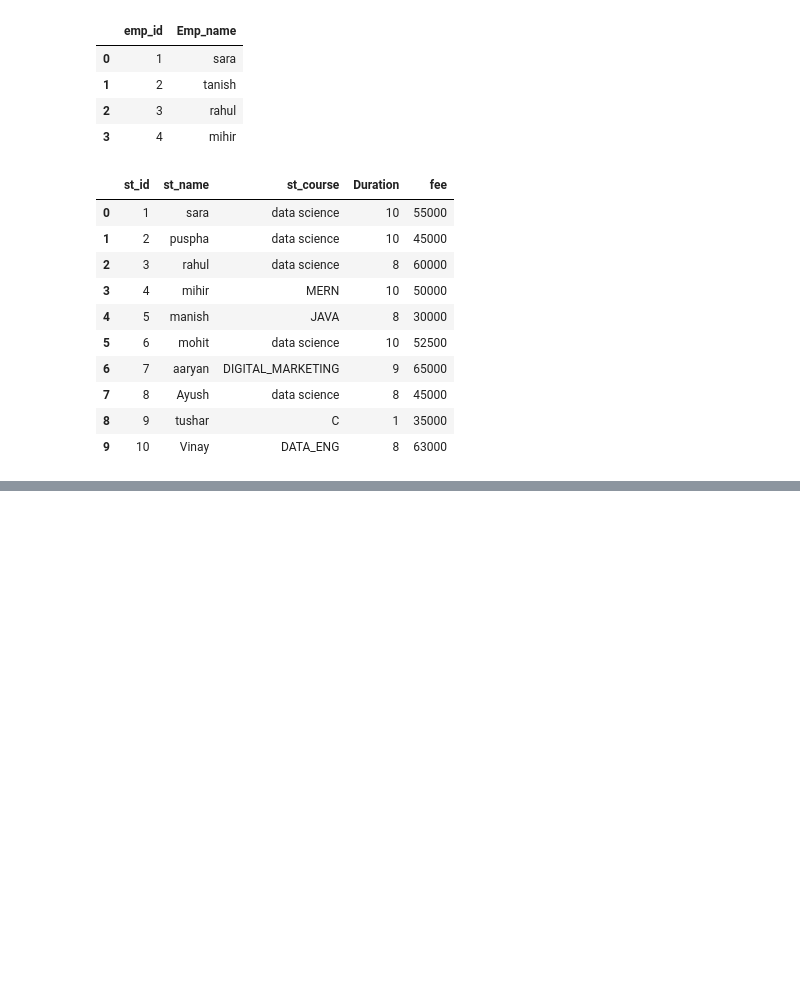
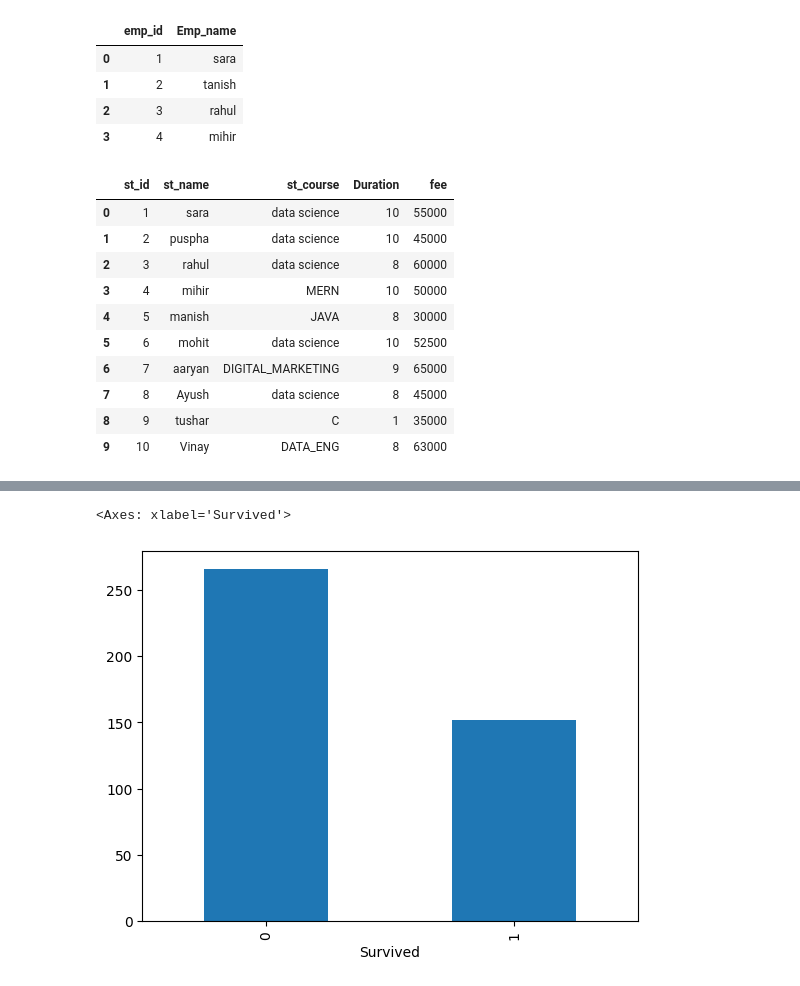
Before and after one commit to saransh437/Python_practice, a Jupyter notebook: Advance_python.ipynb, the cells around one changed output, grey strips where cells are left out. Drawn from its saved outputs; the diff is of its cells as text; code cells hidden in the pictures; blank space fills up the shorter version.

```diff
--- a/Advance_python.ipynb
+++ b/Advance_python.ipynb
@@ -359,0 +838,5 @@ df.to_csv('STUDENT_DATA.csv')
+# %%
+df['Survived'].value_counts().plot(kind='bar')
+# %% [output]
+<Axes: xlabel='Survived'>
+[figure, added]
```
Also changed, not shown: parts of 79 cells of this notebook.
